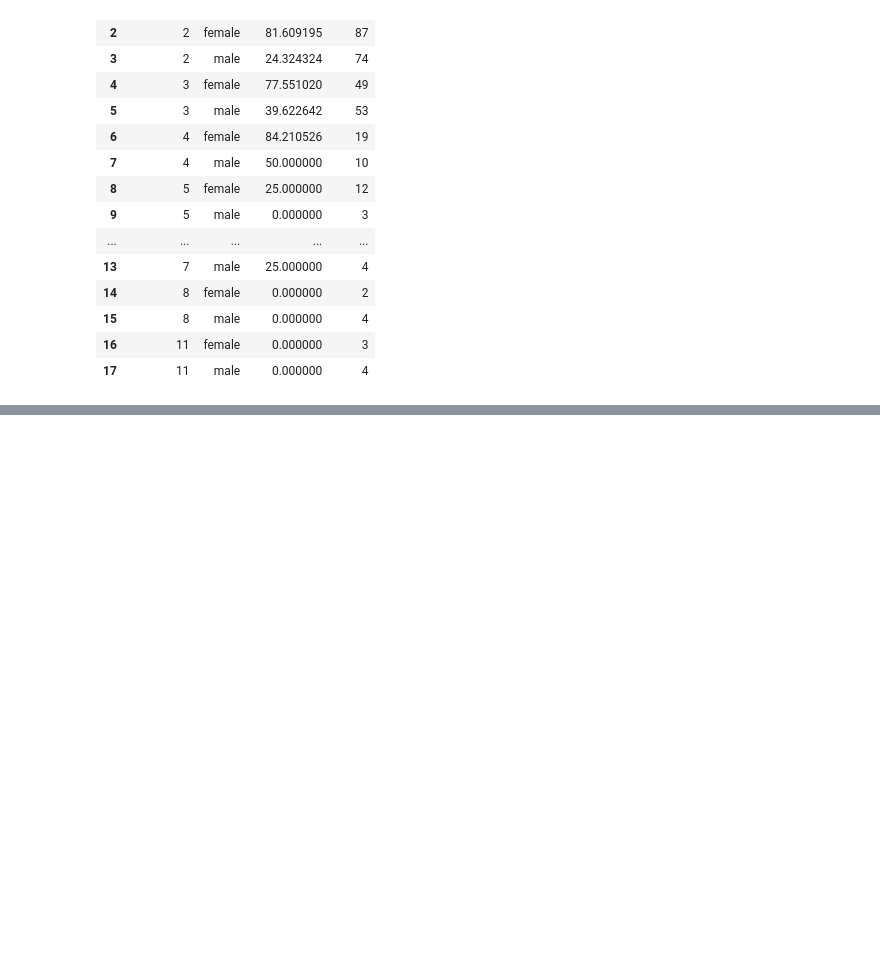
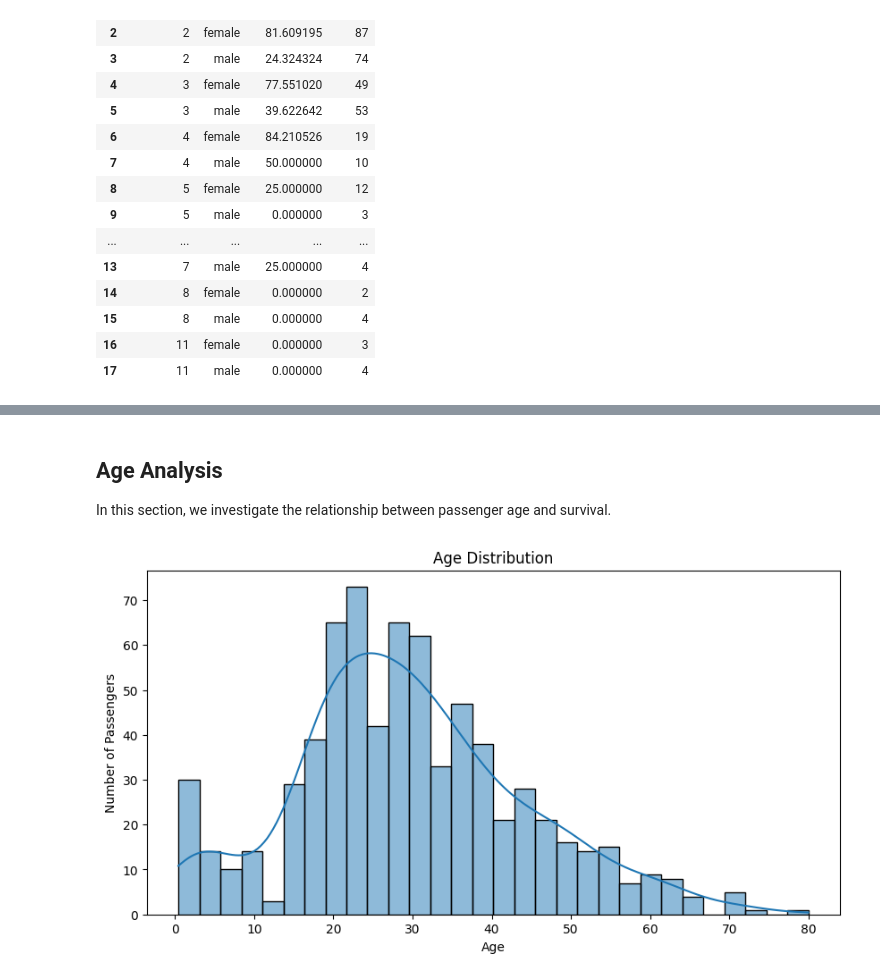
Before and after one commit to AmirForootanAC/ml-fundamentals, a Jupyter notebook: 01_titanic_survival/notebooks/01_eda_titanic.ipynb, the cells around one changed output, grey strips where cells are left out. Saved outputs shown, nothing was run; the diff lists cells and outputs as text; code cells hidden in the pictures; blank space fills up the shorter version.

```diff
--- a/01_titanic_survival/notebooks/01_eda_titanic.ipynb
+++ b/01_titanic_survival/notebooks/01_eda_titanic.ipynb
@@ -190,0 +364,28 @@ group_stats
+# %% [markdown]
+## Age Analysis
+
+In this section, we investigate the relationship between passenger age and survival.
+# %%
+# =========================================
+# 8. Age Analysis
+# =========================================
+
+# Check missing values in Age column
+train_df["Age"].isnull().sum()
+
+# Visualize age distribution
+plt.figure(figsize=(10, 5))
+
+sns.histplot(
+    train_df["Age"],
+    bins=30,
+    kde=True
+)
+
+plt.title("Age Distribution")
+plt.xlabel("Age")
+plt.ylabel("Number of Passengers")
+
+plt.show()
+# %% [output]
+[figure, added]
```
Also changed, not shown: parts of 28 cells of this notebook.
